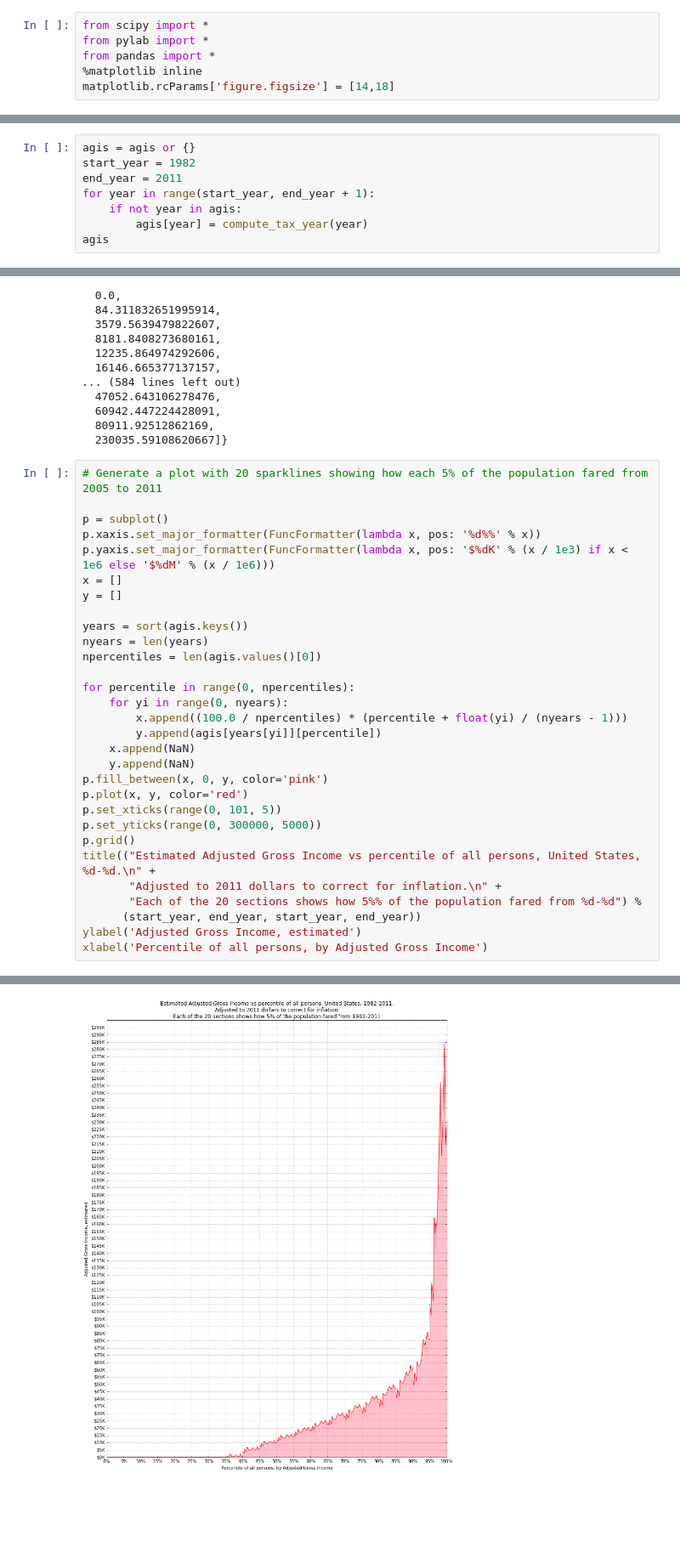
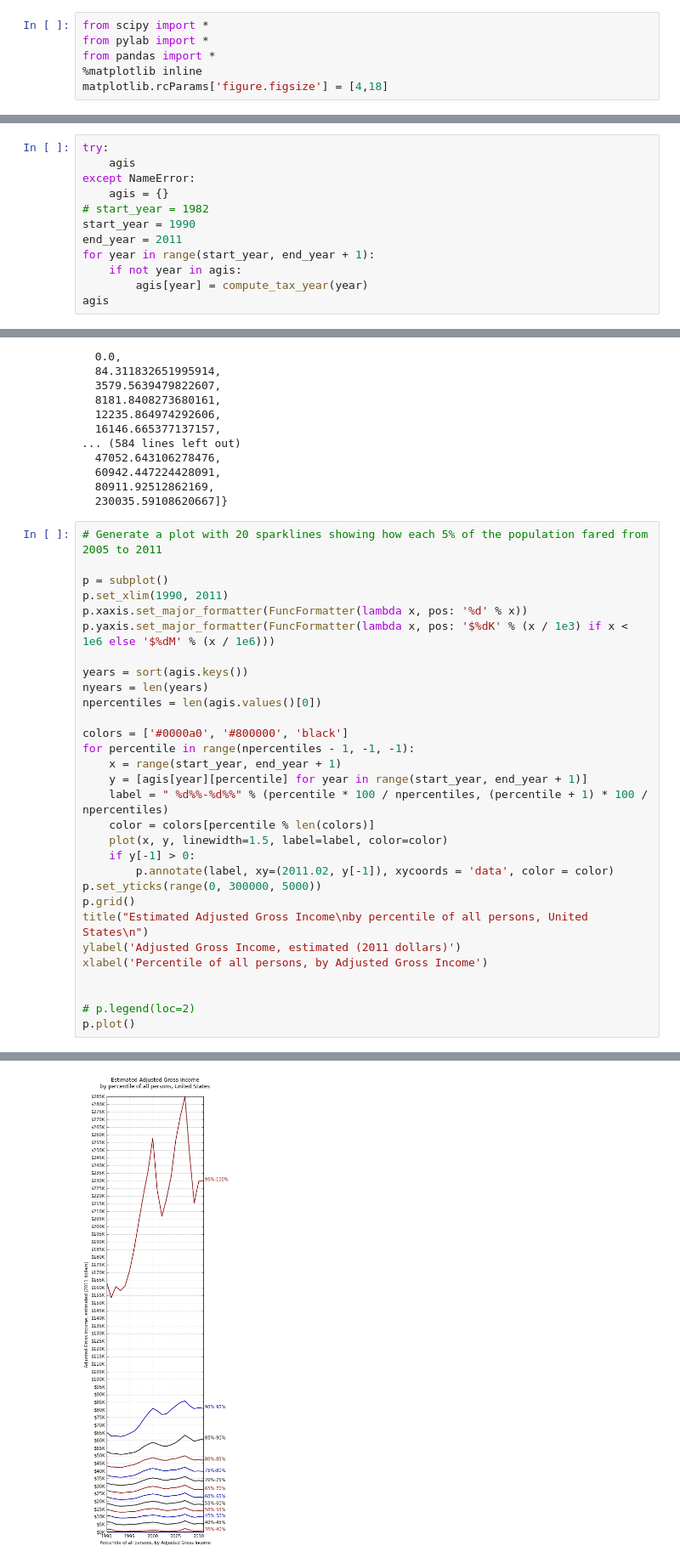
Before and after one commit to CMU-CREATE-Lab/underemployment, a Jupyter notebook: IRS Income Histogram.ipynb, the cells around one changed output, grey strips where cells are left out. Shown at 85% size. Drawn from its saved outputs; the diff is of its cells as text; blank space fills up the shorter version.

Commit message:
Shows 1990-2011 across X, with separate plots for each 5% of population

```diff
--- a/IRS Income Histogram.ipynb
+++ b/IRS Income Histogram.ipynb
@@ -3,7 +3,7 @@ from scipy import *
 from pylab import *
 from pandas import *
 %matplotlib inline
-matplotlib.rcParams['figure.figsize'] = [14,18]
+matplotlib.rcParams['figure.figsize'] = [4,18]
 # %%
 import os
 dir = os.path.expanduser("~/projects/underemployment/data")
@@ -386,8 +386,12 @@ Returns of married persons filing separately, heads of households, and surviving
  53154.345857355089,
  105030.3850486827]
 # %%
-agis = agis or {}
-start_year = 1982
+try:
+    agis
+except NameError:
+    agis = {}
+# start_year = 1982
+start_year = 1990
 end_year = 2011
 for year in range(start_year, end_year + 1):
     if not year in agis:
@@ -415,30 +419,30 @@ agis
 # Generate a plot with 20 sparklines showing how each 5% of the population fared from 2005 to 2011
 
 p = subplot()
-p.xaxis.set_major_formatter(FuncFormatter(lambda x, pos: '%d%%' % x))
+p.set_xlim(1990, 2011)
+p.xaxis.set_major_formatter(FuncFormatter(lambda x, pos: '%d' % x))
 p.yaxis.set_major_formatter(FuncFormatter(lambda x, pos: '$%dK' % (x / 1e3) if x < 1e6 else '$%dM' % (x / 1e6)))
-x = []
-y = []
 
 years = sort(agis.keys())
 nyears = len(years)
 npercentiles = len(agis.values()[0])
 
-for percentile in range(0, npercentiles):
-    for yi in range(0, nyears):
-        x.append((100.0 / npercentiles) * (percentile + float(yi) / (nyears - 1)))
-        y.append(agis[years[yi]][percentile])
-    x.append(NaN)
-    y.append(NaN)
-p.fill_between(x, 0, y, color='pink')
-p.plot(x, y, color='red')
-p.set_xticks(range(0, 101, 5))
+colors = ['#0000a0', '#800000', 'black']
+for percentile in range(npercentiles - 1, -1, -1):
+    x = range(start_year, end_year + 1)
+    y = [agis[year][percentile] for year in range(start_year, end_year + 1)]
+    label = " %d%%-%d%%" % (percentile * 100 / npercentiles, (percentile + 1) * 100 / npercentiles)
+    color = colors[percentile % len(colors)]
+    plot(x, y, linewidth=1.5, label=label, color=color)
+    if y[-1] > 0:
+        p.annotate(label, xy=(2011.02, y[-1]), xycoords = 'data', color = color)
 p.set_yticks(range(0, 300000, 5000))
 p.grid()
-title(("Estimated Adjusted Gross Income vs percentile of all persons, United States, %d-%d.\n" +
-       "Adjusted to 2011 dollars to correct for inflation.\n" +
-       "Each of the 20 sections shows how 5%% of the population fared from %d-%d") %
-      (start_year, end_year, start_year, end_year))
-ylabel('Adjusted Gross Income, estimated')
+title("Estimated Adjusted Gross Income\nby percentile of all persons, United States\n")
+ylabel('Adjusted Gross Income, estimated (2011 dollars)')
 xlabel('Percentile of all persons, by Adjusted Gross Income')
+
+
+# p.legend(loc=2)
+p.plot()
 # %% [output]
@@ -446,3 +450,3 @@ xlabel('Percentile of all persons, by Adjusted Gross Income')
-[figure, old version]
+[figure, new version]
 # %%
 # TODO:
```
Also changed, not shown: parts of 2 cells of this notebook.
